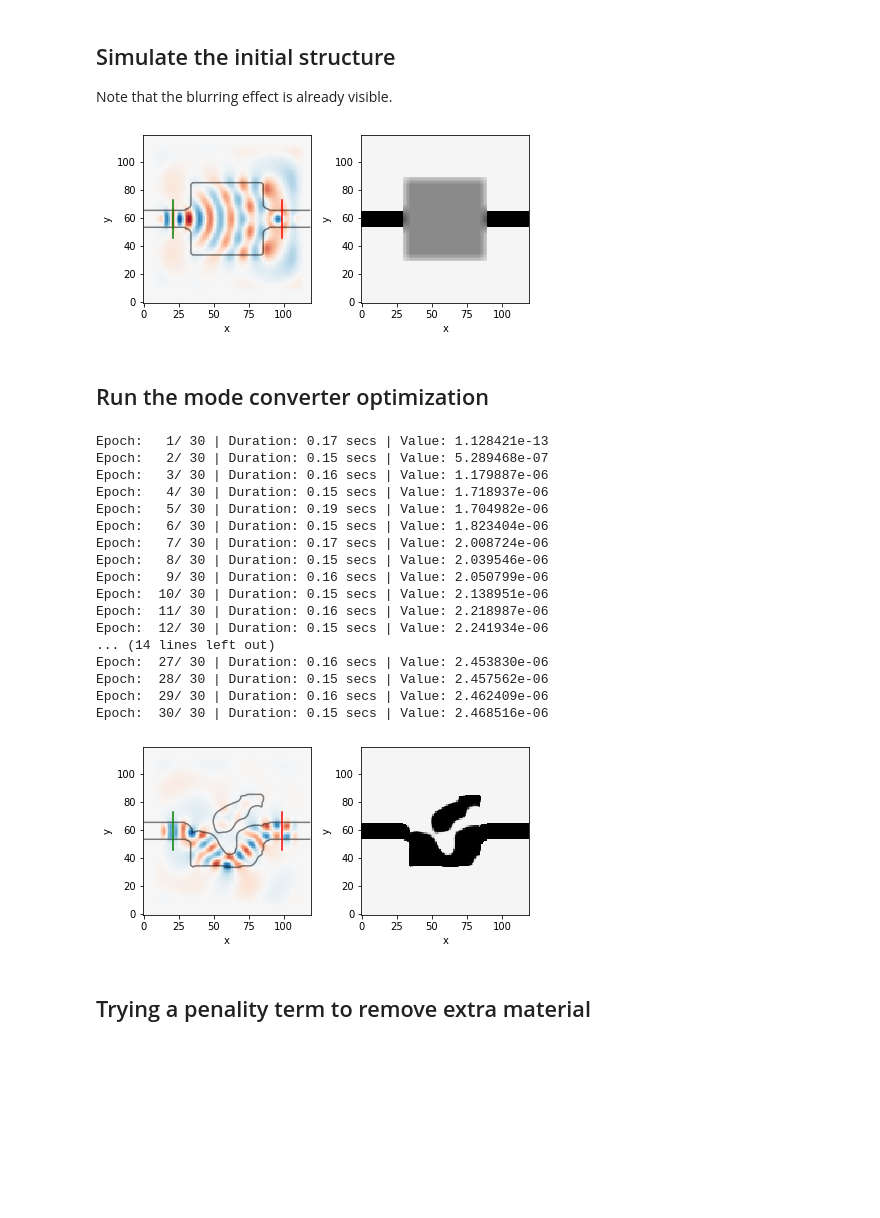
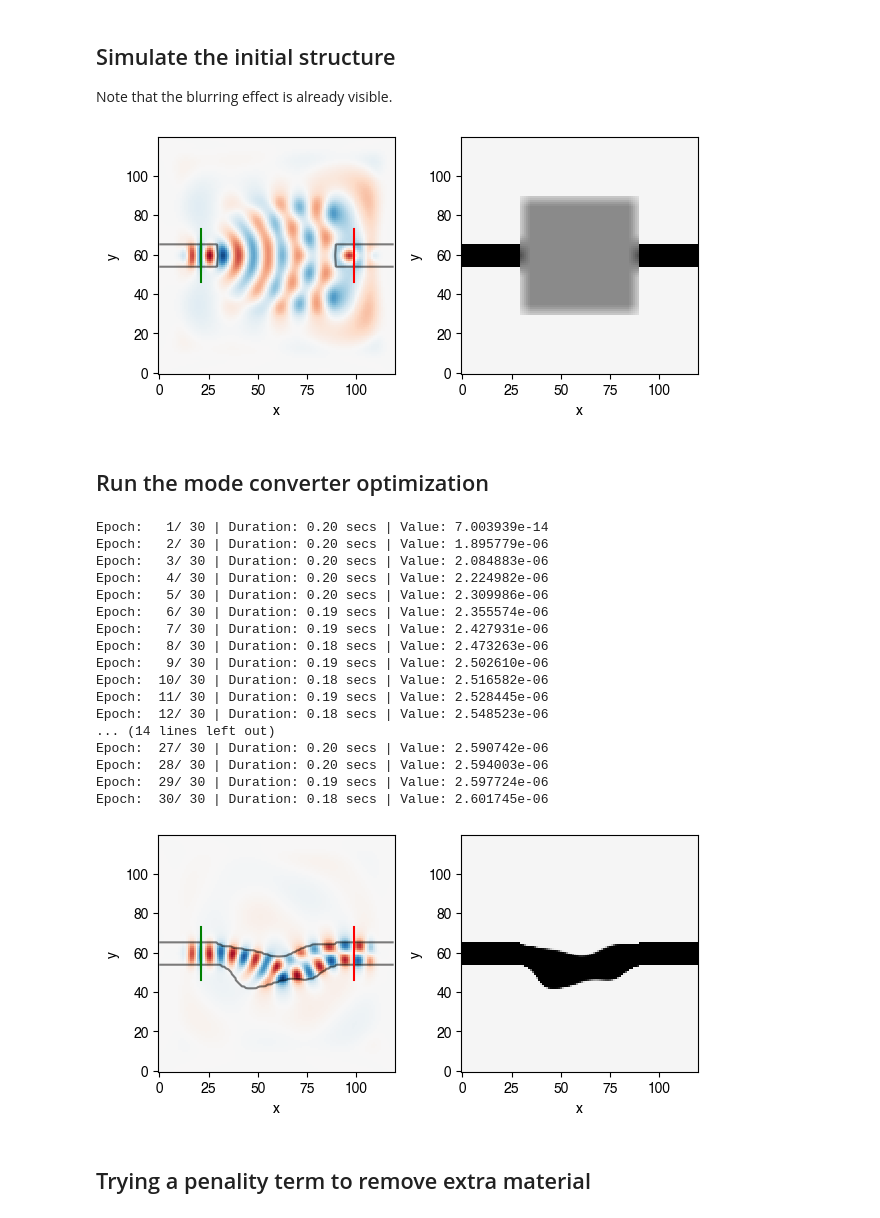
Before and after one commit to fancompute/workshop-invdesign, a Jupyter notebook: 03_Invdes_parameterization.ipynb, the cells around one changed output. Drawn from its saved outputs; the diff is of its cells as text; code cells hidden in the pictures; blank space fills up the shorter version.

```diff
--- a/03_Invdes_parameterization.ipynb
+++ b/03_Invdes_parameterization.ipynb
@@ -37,7 +37,7 @@ def operator_proj(rho, eta=0.5, beta=100):
                         npa.tanh(beta * eta) + npa.tanh(beta * (1 - eta)))
 
 # Blurring filter that results in smooth features of the structure
-def operator_blur(rho, radius=2):
+def operator_blur(rho, radius=2, N=1):
     """Blur operator implemented via two-dimensional convolution
     radius    : Radius of the circle filter, higher radius -> smoother features
     """
@@ -45,8 +45,12 @@ def operator_blur(rho, radius=2):
     kernel = np.zeros((2*radius+1, 2*radius+1), dtype=np.float)
     kernel[rr, cc] = 1
     kernel=kernel/kernel.sum()
-    # For whatever reason HIPS autograd doesn't support 'same' mode, so we need to manually crop the output
-    return conv(rho, kernel, mode='full')[radius:-radius,radius:-radius]
+
+    for i in range(N):
+        # For whatever reason HIPS autograd doesn't support 'same' mode, so we need to manually crop the output
+        rho = conv(rho, kernel, mode='full')[radius:-radius,radius:-radius]
+
+    return rho
 # %% [markdown]
 ### Visualization of the projection
 # %%
@@ -71,7 +75,7 @@ rho = np.random.rand(50, 50)
 # Visualize different values of the blur radius
 for radius in [None, 2, 3, 4, 5]:
     plt.figure()
-    rho_p = operator_blur(rho, radius=radius) if radius is not None else rho
+    rho_p = operator_blur(rho, radius=radius, N=5) if radius is not None else rho
     plt.imshow(rho_p)
 plt.show()
 # %% [output]
@@ -125,10 +129,10 @@ def viz_sim(epsr):
     plt.show()
     return (simulation, ax)
 
-def make_rho(rho, design_region, radius=2):
+def make_rho(rho, design_region, radius=2, blur_applications=1):
     """Helper function for applying the blur to only the design region
     """
-    lpf_rho = operator_blur(rho, radius=radius) * design_region
+    lpf_rho = operator_blur(rho, radius=radius, N=blur_applications) * design_region
     bg_rho = rho * (design_region==0).astype(np.float)
     return bg_rho + lpf_rho
 # %% [markdown]
@@ -155,8 +159,10 @@ epsr_min=1.0
 epsr_max=12.0
 # Radius of the smoothening features
 blur_radius=5
+# Number of times to apply the smoothening
+blur_applications=5
 # Strength of the binarizing projection
-beta=200.0
+beta=500.0
 # Middle point of the binarizing projection
 eta=0.5
 # Space between the PMLs and the design region (in pixels)
@@ -185,7 +191,7 @@ probe = insert_mode(omega, dl, output_slice.x, output_slice.y, epsr_init, m=2)
 # Simulate initial device
 simulation, ax = viz_sim(epsr_init)
 # %% [output]
-[figure, old version]
+[figure, new version]
 # %% [markdown]
 ## Run the mode converter optimization
 # %%
@@ -197,52 +203,52 @@ def measure_modes(Ez):
 
 def objective(rho):
     """Objective function called by optimizer
 
     1) Takes the density distribution as input
     2) Constructs epsr
     2) Runs the simulation
     3) Returns the overlap integral between the output wg field
        and the desired mode field
     """
     rho = rho.reshape((Nx, Ny))
-    _rho = make_rho(rho, design_region, radius=blur_radius)
+    _rho = make_rho(rho, design_region, radius=blur_radius, blur_applications=blur_applications)
     epsr = epsr_min + (epsr_max-epsr_min)*operator_proj(_rho, beta=beta, eta=eta)
     simulation.eps_r = epsr
     _, _, Ez = simulation.solve(source)
     return measure_modes(Ez)
 
 # Compute the gradient of the objective function using revere-mode differentiation
 objective_jac = jacobian(objective, mode='reverse')
 
 # Maximize the objective function using an ADAM optimizer
 (rho_optimum, loss) = adam_optimize(objective, rho_init.flatten(), objective_jac,
                          Nsteps=Nsteps, direction='max',
                          mask=design_region.flatten(), step_size=step_size)
 
 # Simulate optimal device
 rho_optimum = rho_optimum.reshape((Nx, Ny))
 epsr = epsr_min + (epsr_max-epsr_min)*operator_proj(make_rho(rho_optimum,
-                        design_region, radius=blur_radius), beta=beta, eta=eta)
+                        design_region, radius=blur_radius, blur_applications=blur_applications), beta=beta, eta=eta)
 simulation, ax = viz_sim(epsr)
 # %% [output]
-Epoch:   1/ 30 | Duration: 0.17 secs | Value: 1.128421e-13
-Epoch:   2/ 30 | Duration: 0.15 secs | Value: 5.289468e-07
-Epoch:   3/ 30 | Duration: 0.16 secs | Value: 1.179887e-06
-Epoch:   4/ 30 | Duration: 0.15 secs | Value: 1.718937e-06
-Epoch:   5/ 30 | Duration: 0.19 secs | Value: 1.704982e-06
-Epoch:   6/ 30 | Duration: 0.15 secs | Value: 1.823404e-06
-Epoch:   7/ 30 | Duration: 0.17 secs | Value: 2.008724e-06
-Epoch:   8/ 30 | Duration: 0.15 secs | Value: 2.039546e-06
-Epoch:   9/ 30 | Duration: 0.16 secs | Value: 2.050799e-06
-Epoch:  10/ 30 | Duration: 0.15 secs | Value: 2.138951e-06
-Epoch:  11/ 30 | Duration: 0.16 secs | Value: 2.218987e-06
-Epoch:  12/ 30 | Duration: 0.15 secs | Value: 2.241934e-06
+Epoch:   1/ 30 | Duration: 0.20 secs | Value: 7.003939e-14
+Epoch:   2/ 30 | Duration: 0.20 secs | Value: 1.895779e-06
+Epoch:   3/ 30 | Duration: 0.20 secs | Value: 2.084883e-06
+Epoch:   4/ 30 | Duration: 0.20 secs | Value: 2.224982e-06
+Epoch:   5/ 30 | Duration: 0.20 secs | Value: 2.309986e-06
+Epoch:   6/ 30 | Duration: 0.19 secs | Value: 2.355574e-06
+Epoch:   7/ 30 | Duration: 0.19 secs | Value: 2.427931e-06
+Epoch:   8/ 30 | Duration: 0.18 secs | Value: 2.473263e-06
+Epoch:   9/ 30 | Duration: 0.19 secs | Value: 2.502610e-06
+Epoch:  10/ 30 | Duration: 0.18 secs | Value: 2.516582e-06
+Epoch:  11/ 30 | Duration: 0.19 secs | Value: 2.528445e-06
+Epoch:  12/ 30 | Duration: 0.18 secs | Value: 2.548523e-06
 ... (14 lines left out)
-Epoch:  27/ 30 | Duration: 0.16 secs | Value: 2.453830e-06
-Epoch:  28/ 30 | Duration: 0.15 secs | Value: 2.457562e-06
-Epoch:  29/ 30 | Duration: 0.16 secs | Value: 2.462409e-06
-Epoch:  30/ 30 | Duration: 0.15 secs | Value: 2.468516e-06
+Epoch:  27/ 30 | Duration: 0.20 secs | Value: 2.590742e-06
+Epoch:  28/ 30 | Duration: 0.20 secs | Value: 2.594003e-06
+Epoch:  29/ 30 | Duration: 0.19 secs | Value: 2.597724e-06
+Epoch:  30/ 30 | Duration: 0.18 secs | Value: 2.601745e-06
-[figure, old version]
+[figure, new version]
 # %% [markdown]
 ## Trying a penality term to remove extra material
 # %%
```
Also changed, not shown: parts of 4 cells of this notebook.
